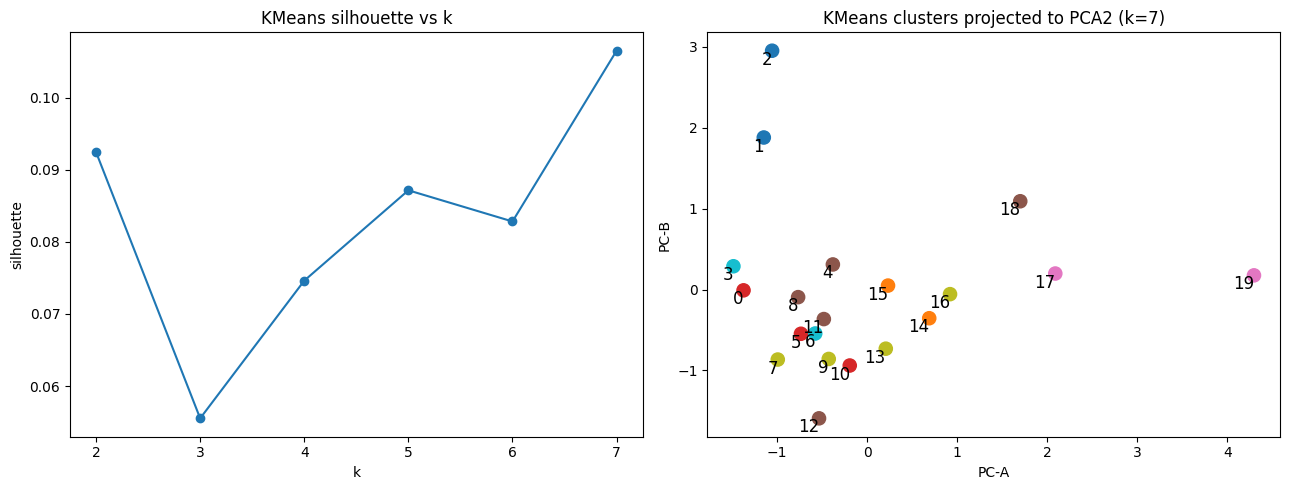
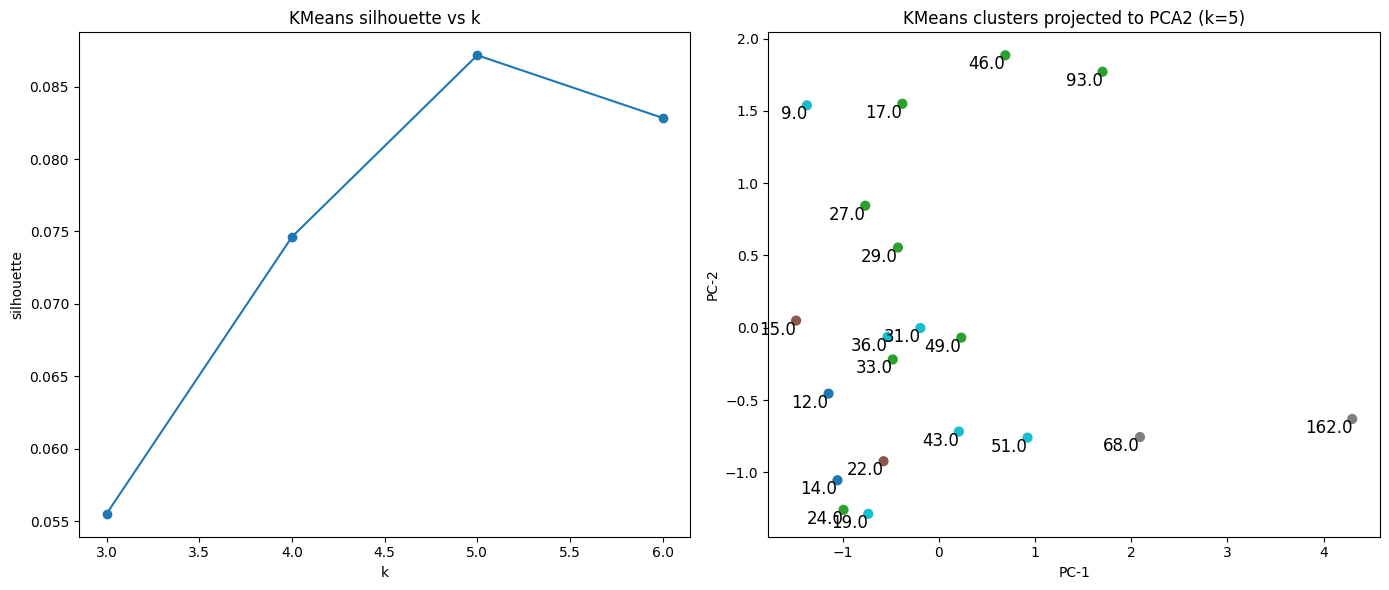
Code edit (unified diff) that turned the first committed figure into the second:
--- before
+++ after
@@ -3,5 +3,5 @@
 proj = pca2.fit_transform(Xc_scaled)
 
-fig, axes = plt.subplots(1, 2, figsize=(13, 5))
+fig, axes = plt.subplots(1, 2, figsize=(14, 6))
 
 axes[0].plot(pd.DataFrame(km_scores)['k'], pd.DataFrame(km_scores)['silhouette'], 'o-')
@@ -10,10 +10,10 @@
 axes[0].set_ylabel('silhouette')
 
-scatter = axes[1].scatter(proj[:, 0], proj[:, 1], c=clabels, s=90, cmap='tab10')
+scatter = axes[1].scatter(proj[:, 0], proj[:, 1], c=clabels, s=40, cmap='tab10')
 for i, row in df_cluster.iterrows():
-    axes[1].text(proj[i, 0], proj[i, 1], str(int(row['label'])), fontsize=12, ha='right', va='top')
+    axes[1].text(proj[i, 0], proj[i, 1], df['gestation_week'][int(row['label'])], fontsize=12, ha='right', va='top')
 axes[1].set_title(f'KMeans clusters projected to PCA2 (k={best_km_k})')
-axes[1].set_xlabel('PC-A')
-axes[1].set_ylabel('PC-B')
+axes[1].set_xlabel('PC-1')
+axes[1].set_ylabel('PC-2')
 
 plt.tight_layout()

Commit: change K-means clusters search range, visualization label, modified LR plot